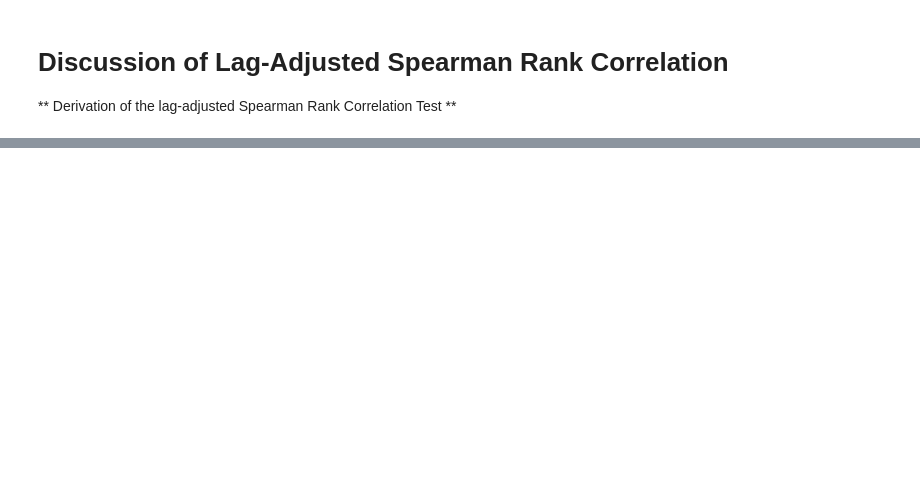
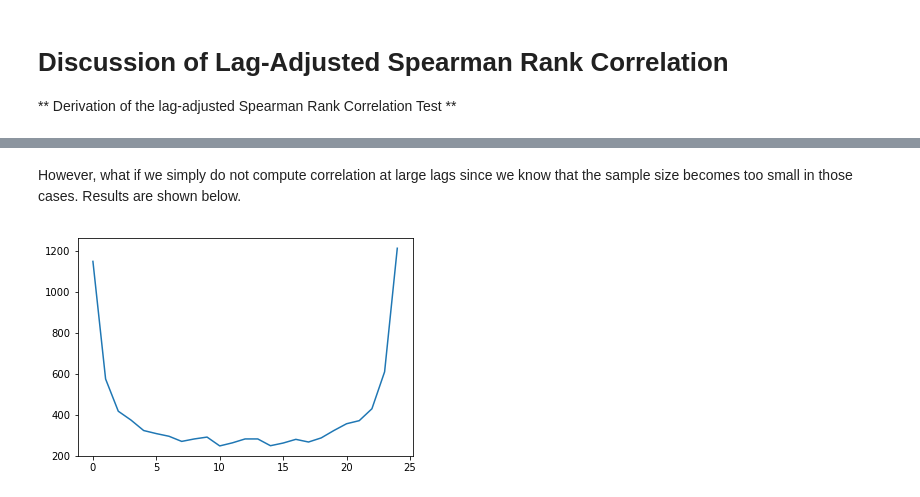
Before and after one commit to michaeljets/induced_seismicity, a Jupyter notebook: documentation/Lag-adjusted Spearman Rank Correlation.ipynb, the cells around one changed output, grey strips where cells are left out. Cells and saved outputs as stored; diff of their text form; code cells hidden in the pictures; blank space fills up the shorter version.

```diff
--- a/documentation/Lag-adjusted Spearman Rank Correlation.ipynb
+++ b/documentation/Lag-adjusted Spearman Rank Correlation.ipynb
@@ -65,12 +10,0 @@ p-value:  0.00833333333333
-# %%
-# create our two dependent (with lag = 2) lists
-x = np.array(list(range(1,15,2))) # 1-15 odds
-y = np.append([0,0], list(x[0:len(x)-2]+1))  # y = x_{t-2} + 1
-
-# taking the lag dot product is equivalent to shifting the lists
-x = x[:5]
-y = y[2:]
-
-# convert to ranks
-x_ranked = rankdata(x)
-y_ranked = rankdata(y)
@@ -298,0 +162,30 @@ Wall time: 18.1 s
+# %% [markdown]
+However, what if we simply do not compute correlation at large lags since we know that the sample size becomes too small in those cases. Results are shown below.
+# %%
+%%time
+
+# create two ranked processes of length 400
+a = np.arange(1, 401)
+b = np.arange(1, 401)
+
+# compute correlations for every lag (do not fix mean, variance, n)
+def all_cor2(x, y, maxlag):
+    all_lags = [corr(x, y)] # 0th lag
+    all_lags.extend(list(map(lambda i: corr(rankdata(x[:-i]), rankdata(y[i:])), range(1, maxlag))))
+    return all_lags
+
+# simulate: for random permutations of a,b which lags have the largest correlation
+# the output `lags` is length 450 where the index denotes the lag; it counts the
+# number of times where that lag had the largest correlation
+lags2 = np.zeros(25)
+for i in range(10000):
+    np.random.shuffle(a) # creating pseudo-permutations (for speed)
+    sim_cor = all_cor2(a, b, 25)
+    lags2[np.argmax(sim_cor)] += 1
+
+# x-axis: lag
+# y-axis: frequency
+plt.plot(lags2)
+plt.show()
+# %% [output]
+[figure, added]
```
Also changed, not shown: parts of 27 cells of this notebook.
